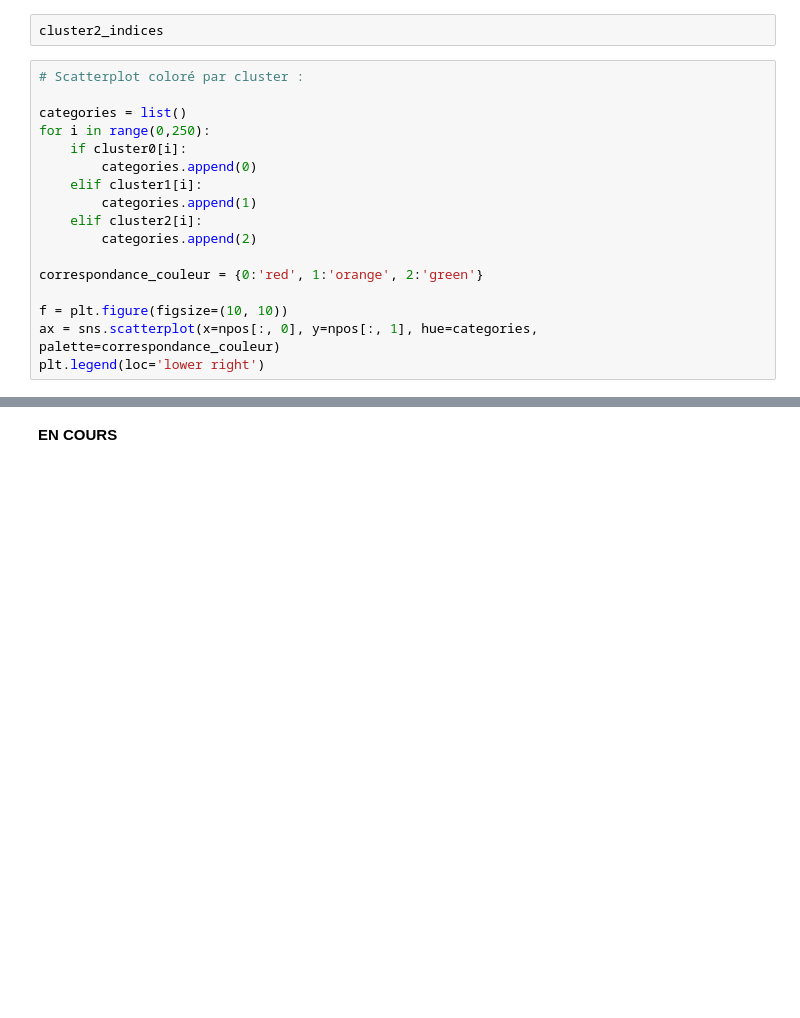
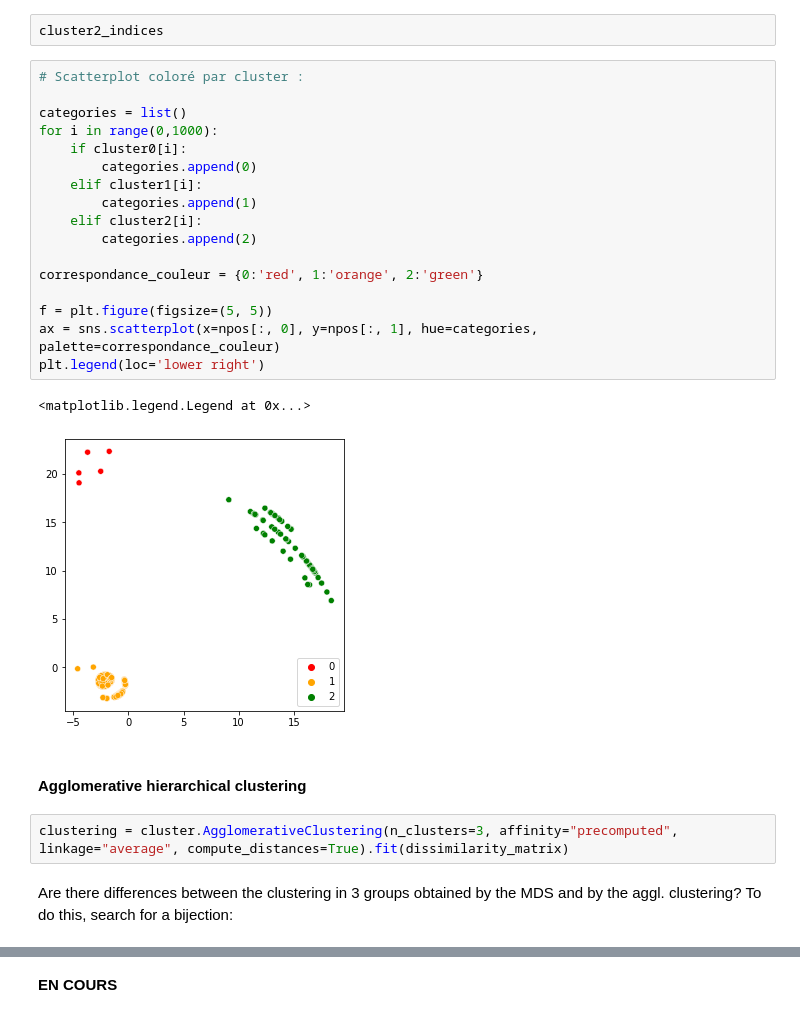
Before and after one commit to StephanieChevalier/notebooks_for_bonesis, a Jupyter notebook: applications/hematopoiesis/ensemble_analysis.ipynb, the cells around one changed output, grey strips where cells are left out. Cells and saved outputs as stored; diff of their text form; blank space fills up the shorter version.

```diff
--- a/applications/hematopoiesis/ensemble_analysis.ipynb
+++ b/applications/hematopoiesis/ensemble_analysis.ipynb
@@ -219,17 +236,26 @@ cluster2_indices
 # %%
 # Scatterplot coloré par cluster :
 
 categories = list()
-for i in range(0,250):
+for i in range(0,1000):
     if cluster0[i]:
         categories.append(0)
     elif cluster1[i]:
         categories.append(1)
     elif cluster2[i]:
         categories.append(2)
 
 correspondance_couleur = {0:'red', 1:'orange', 2:'green'}
 
-f = plt.figure(figsize=(10, 10))
+f = plt.figure(figsize=(5, 5))
 ax = sns.scatterplot(x=npos[:, 0], y=npos[:, 1], hue=categories, palette=correspondance_couleur)
 plt.legend(loc='lower right')
+# %% [output]
+<matplotlib.legend.Legend at 0x...>
+[figure, added]
+# %% [markdown]
+#### Agglomerative hierarchical clustering
+# %%
+clustering = cluster.AgglomerativeClustering(n_clusters=3, affinity="precomputed", linkage="average", compute_distances=True).fit(dissimilarity_matrix)
+# %% [markdown]
+Are there differences between the clustering in 3 groups obtained by the MDS and by the aggl. clustering? To do this, search for a bijection:
```
Also changed, not shown: parts of 36 cells of this notebook, 1 other file.
